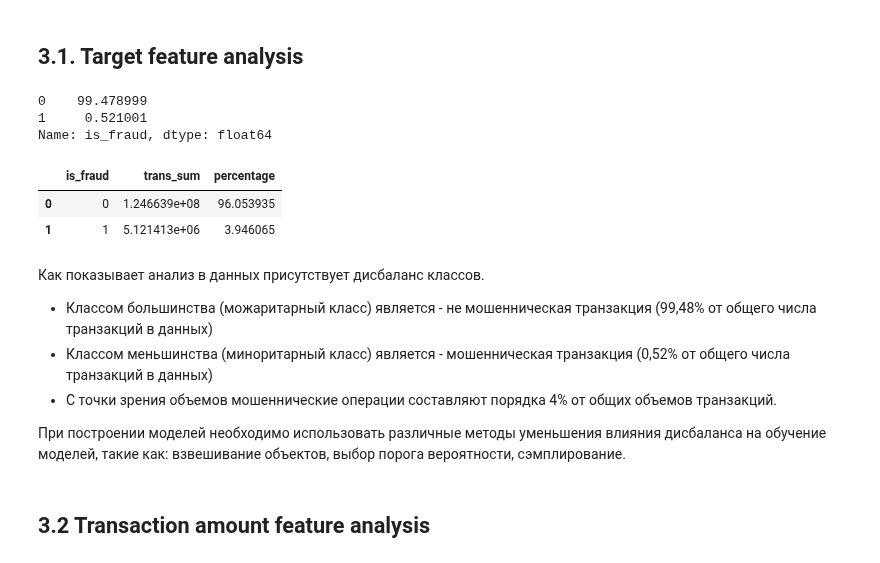
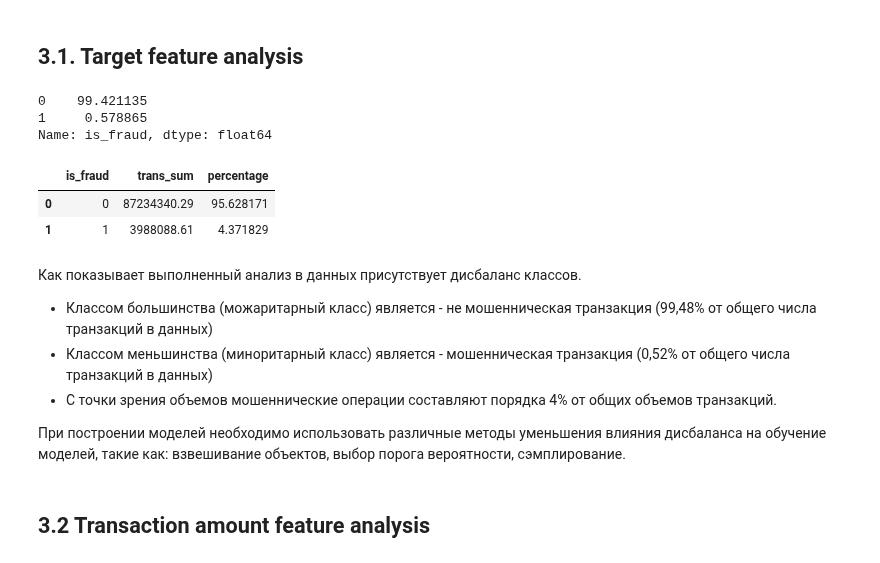
Before and after one commit to PoluboyarinovSI/SF_DataScience, a Jupyter notebook: project_7/Project-7.ipynb, the cells around one changed output. Cells and saved outputs as stored; diff of their text form; code cells hidden in the pictures.

```diff
--- a/project_7/Project-7.ipynb
+++ b/project_7/Project-7.ipynb
@@ -68,6 +81,7 @@ trans_data = pd.concat([train_trans_data, test_trans_data]).reset_index()
 # %%
-trans_data = trans_data.drop(trans_data.columns[0:2], axis=1)
-trans_data.head(2)
+# Unnamed column drop
+train_data = train_data.drop(['Unnamed: 0'], axis=1)
+train_data.head(2)
 # %% [output]
 |  | trans_date_trans_time | cc_num | merchant | category | amt | first | last | gender | street | ... |
 | 0 | 2019-01-01 00:00:18 | 2703186189652095 | fraud_Rippin, Kub and Mann | misc_net | 4.97 | Jennifer | Banks | F | 561 Perry Cove | ... |
@@ -98,4 +115,5 @@ memory usage: 325.1+ MB
 # %%
-# date features transformation
-trans_data['trans_date_trans_time'] = pd.to_datetime(trans_data['trans_date_trans_time'])
-trans_data['dob'] = pd.to_datetime(trans_data['dob'])
+# Feautures type transformation
+train_data['trans_date_trans_time'] = pd.to_datetime(train_data['trans_date_trans_time'])
+train_data['dob'] = pd.to_datetime(train_data['dob'])
+train_data['zip'] = train_data['zip'].astype(dtype='string')
@@ -109,25 +120,46 @@ processed_data = trans_data.drop(['trans_date_trans_time'], axis=1)
+# %%
+def add_datetime_features(data):
+    """
+    Function for adding date features such as:
+    transaction month, day of week, hour and age of cardholder
+
+    Args:
+        data (DataFrame): Original dataset
+
+    Returns:
+        data (DataFrame): Modified dataset
+    """
+    data['trans_month_of_year'] = data['trans_date_trans_time'].dt.month
+    data['trans_day_of_week'] = data['trans_date_trans_time'].dt.day_of_week
+    data['trans_hour'] = data['trans_date_trans_time'].dt.hour
+    data['age_of_cardholder'] = np.round((data['trans_date_trans_time'] - data['dob']) / np.timedelta64(1, 'Y'))
+    data = data.drop(['trans_date_trans_time'], axis=1)
+    return data
+# %%
+# Adding date features
+pre_processed_data = add_datetime_features(train_data)
 # %% [markdown]
 # 3. Exploratory Data Analysis
 # %% [markdown]
 ## 3.1. Target feature analysis
-# %%
-# Анализ сбалансированности классов целевой переменной
-processed_data.is_fraud.value_counts(normalize=True) * 100
-# %% [output]
-0    99.478999
-1     0.521001
-Name: is_fraud, dtype: float64
+# %%
+# Analysis of the balance of classes of the target variable
+pre_processed_data.is_fraud.value_counts(normalize=True) * 100
+# %% [output]
+0    99.421135
+1     0.578865
+Name: is_fraud, dtype: float64
 # %%
-# Анализ объемов транзакций в разрезе меток о мощеннически операций
-trans_sum  = processed_data[['amt', 'is_fraud']].groupby(['is_fraud']).sum().reset_index().rename(columns={'amt':'trans_sum'})
+# Analysis of transaction volumes by target variable classes
+trans_sum  = pre_processed_data[['amt', 'is_fraud']].groupby(['is_fraud']).sum().reset_index().rename(columns={'amt':'trans_sum'})
 trans_sum['percentage'] = trans_sum['trans_sum'] / trans_sum['trans_sum'].sum() * 100
 trans_sum
 # %% [output]
 |  | is_fraud | trans_sum | percentage |
-| 0 | 0 | 1.246639e+08 | 96.053935 |
-| 1 | 1 | 5.121413e+06 | 3.946065 |
+| 0 | 0 | 87234340.29 | 95.628171 |
+| 1 | 1 | 3988088.61 | 4.371829 |
 # %% [markdown]
-Как показывает анализ в данных присутствует дисбаланс классов.
+Как показывает выполненный анализ в данных присутствует дисбаланс классов.
 - Классом большинства (можаритарный класс) является - не мошенническая транзакция (99,48% от общего числа транзакций в данных)
 - Классом меньшинства (миноритарный класс) является - мошенническая транзакция (0,52% от общего числа транзакций в данных)
 - С точки зрения объемов мошеннические операции составляют порядка 4% от общих объемов транзакций.
```
Also changed, not shown: parts of 133 cells of this notebook.
